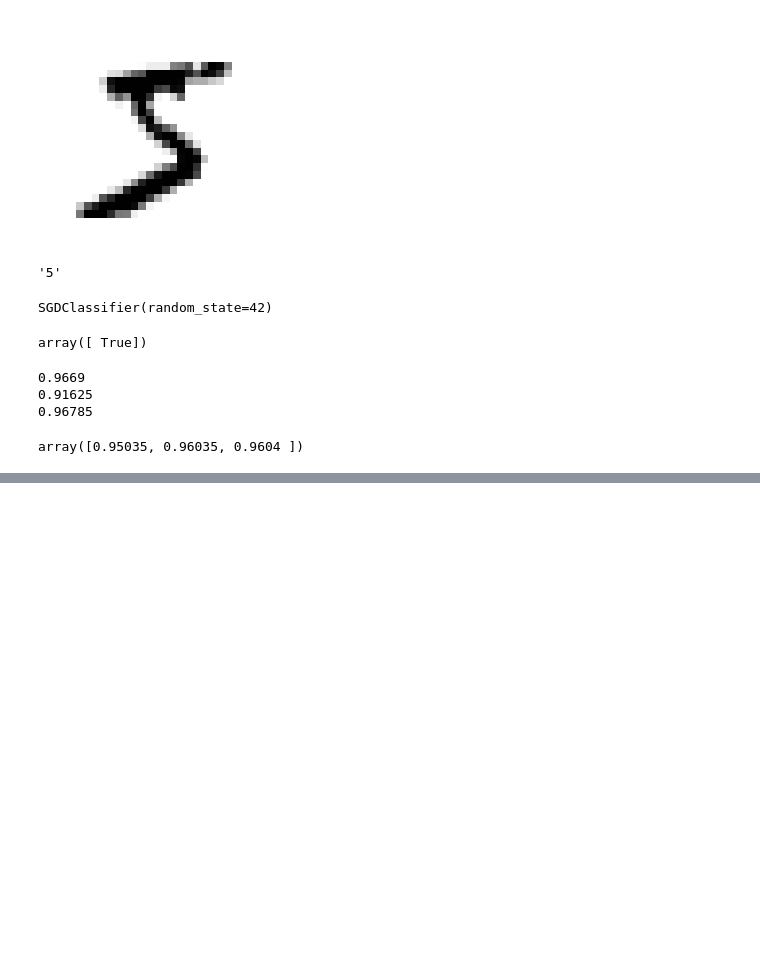
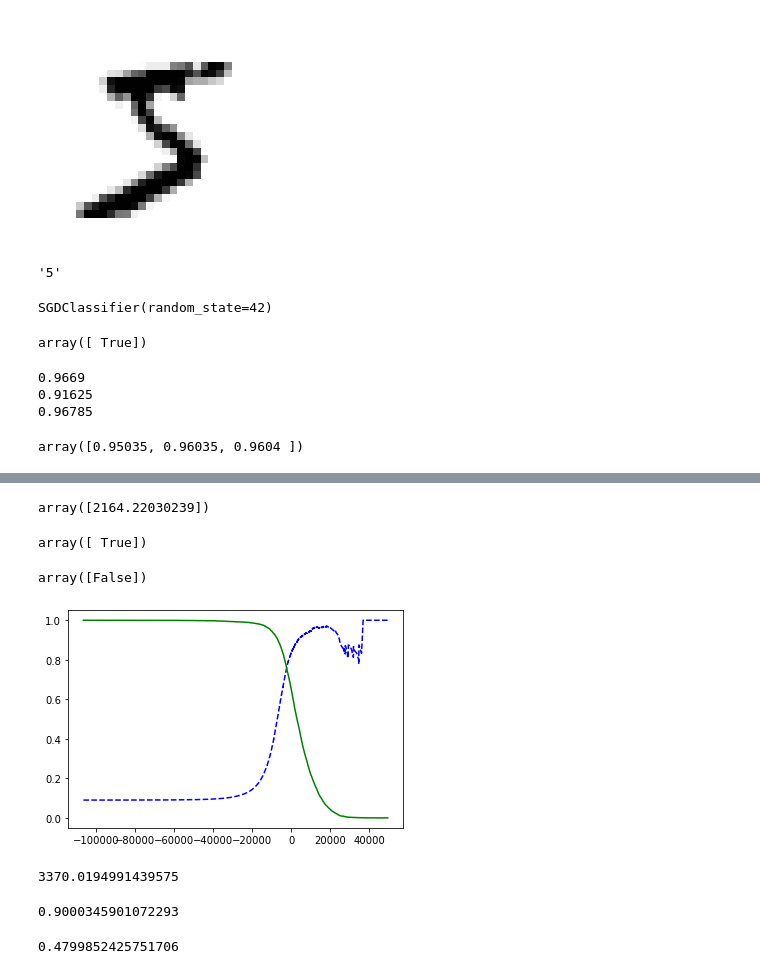
Before and after one commit to sungju1572/hands-on, a Jupyter notebook: hands-on 3.ipynb, the cells around one changed output, grey strips where cells are left out. Drawn from its saved outputs; the diff is of its cells as text; code cells hidden in the pictures; blank space fills up the shorter version.

```diff
--- a/hands-on 3.ipynb
+++ b/hands-on 3.ipynb
@@ -101,0 +132,41 @@ y_train_pred = cross_val_predict(sgd_clf, X_train, y_train_5, cv=3)
+# %%
+#정밀도/재현율 트레이드오프 (결정임계값에따라 재현울,정밀도 달라짐)
+
+#임계값 정하기
+y_scores = sgd_clf.decision_function([some_digit])
+y_scores
+# %% [output]
+array([2164.22030239])
+# %%
+#임계값 0
+threshold=0
+y_some_digit_pred = (y_scores>threshold)
+y_some_digit_pred
+# %% [output]
+array([ True])
+# %%
+#임계값 높히기 (재현율 감소)
+threshold=8000
+y_some_digit_pred = (y_scores>threshold)
+y_some_digit_pred
+# %% [output]
+array([False])
+# %%
+#훈련 세트에있는 모든 샘플의 점수 얻기 (예측결과가 아니라 결정 점수 반환)
+y_scores = cross_val_predict(sgd_clf, X_train, y_train_5, cv=3, method="decision_function")
+# %%
+#모든 임계값에 대한 정밀도와 재현율 계산
+from sklearn.metrics import precision_recall_curve
+
+precisions, recalls, thresholds = precision_recall_curve(y_train_5, y_scores)
+# %%
+#정밀도와 재현율 그려보기
+def plot_precision_recall_vs_threshold(precisions, recalls, thresholds):
+    plt.plot(thresholds, precisions[:-1], "b--", label="정밀도")
+    plt.plot(thresholds, recalls[:-1], "g-", label="재현율")
+    #임곗값을 표시하고 범례, 축이름, 그리드 추가
+
+plot_precision_recall_vs_threshold(precisions, recalls, thresholds)
+plt.show()
+# %% [output]
+[figure, added]
@@ -101,0 +175,7 @@ y_train_pred = cross_val_predict(sgd_clf, X_train, y_train_5, cv=3)
+# %%
+#최소한 90% 정밀도가 되는 가장 낮은 임계값 찾기 (np.agrmax()는 최댓값의 첫번쨰 인덱스 반환)
+
+threshold_90_precision = thresholds[np.argmax(precisions >=0.90)]
+threshold_90_precision
+# %% [output]
+3370.0194991439575
@@ -101,0 +185,9 @@ y_train_pred = cross_val_predict(sgd_clf, X_train, y_train_5, cv=3)
+# %%
+#예측에대한 정밀도와 재현율 확인
+precision_score(y_train_5, y_train_pred_90)
+# %% [output]
+0.9000345901072293
+# %%
+recall_score(y_train_5, y_train_pred_90)
+# %% [output]
+0.4799852425751706
```
Also changed, not shown: parts of 15 cells of this notebook.
